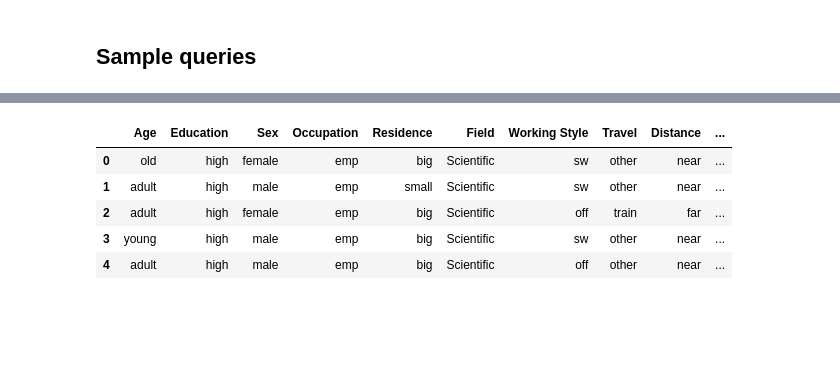
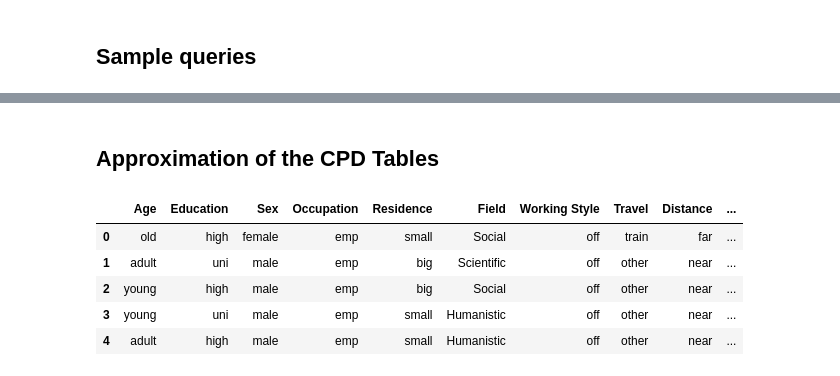
Before and after one commit to AlvielD/FAIKR_M3, a Jupyter notebook: Education_network.ipynb, the cells around one changed output, grey strips where cells are left out. Cells and saved outputs as stored; diff of their text form; code cells hidden in the pictures; blank space fills up the shorter version.

```diff
--- a/Education_network.ipynb
+++ b/Education_network.ipynb
@@ -266,15 +352,20 @@ print(field_prob3)
+# %% [markdown]
+## Approximation of the CPD Tables
 # %%
+# Generation of data
 datasets = []
-n_vector = [1e1, 1e2, 1e3, 1e4, 1e5, 1e6]
+n_vector = [1e3, 5e3, 1e4, 5e4, 1e5, 5e5, 1e6, 5e6, 1e7]
 
+# Define a dataset for each size
 for n in n_vector:
     datasets.append(BayesianModelSampling(education_model).forward_sample(size=int(n)))
 
+# Example of a dataset
 datasets[0].head()
 # %% [output]
 |  | Age | Education | Sex | Occupation | Residence | Field | Working Style | Travel | Distance | ... |
-| 0 | old | high | female | emp | big | Scientific | sw | other | near | ... |
-| 1 | adult | high | male | emp | small | Scientific | sw | other | near | ... |
-| 2 | adult | high | female | emp | big | Scientific | off | train | far | ... |
-| 3 | young | high | male | emp | big | Scientific | sw | other | near | ... |
-| 4 | adult | high | male | emp | big | Scientific | off | other | near | ... |
+| 0 | old | high | female | emp | small | Social | off | train | far | ... |
+| 1 | adult | uni | male | emp | big | Scientific | off | other | near | ... |
+| 2 | young | high | male | emp | big | Social | off | other | near | ... |
+| 3 | young | uni | male | emp | small | Humanistic | off | other | near | ... |
+| 4 | adult | high | male | emp | small | Humanistic | off | other | near | ... |
```
Also changed, not shown: parts of 37 cells of this notebook, 1 other file.
